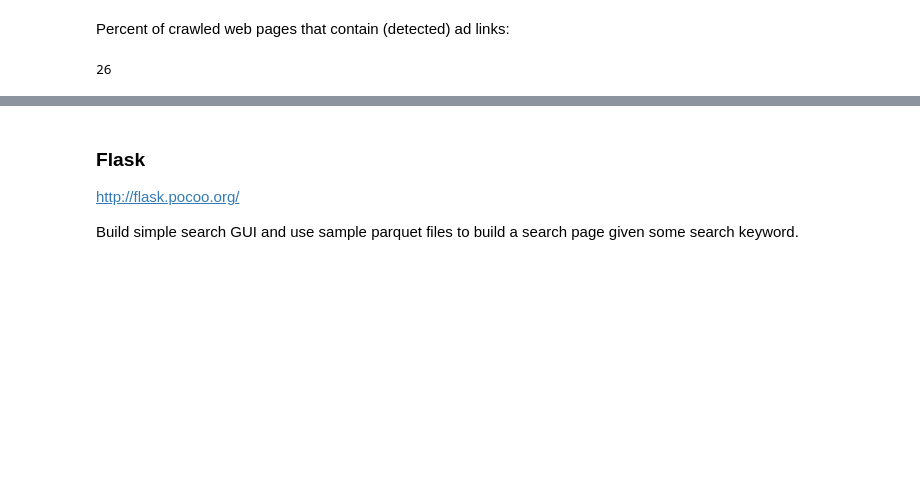
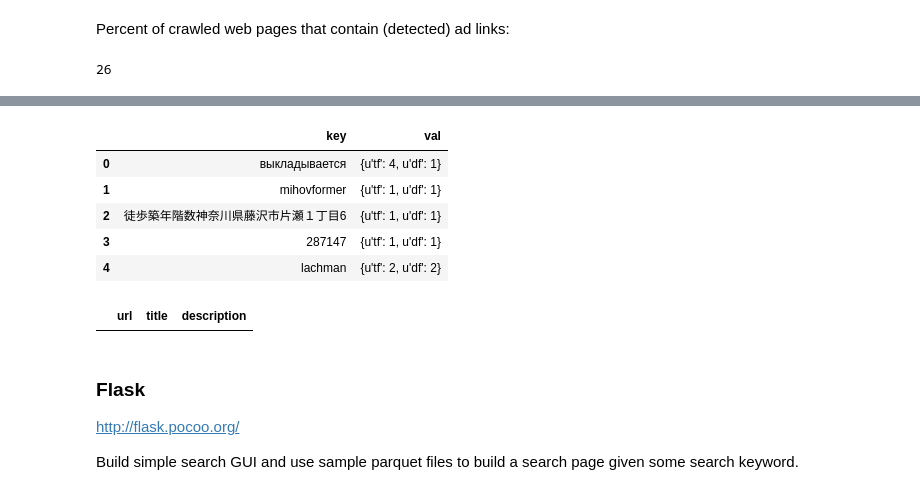
Before and after one commit to lxu213/ad-free-search-engine, a Jupyter notebook: cc_notes.ipynb, the cells around one changed output, grey strips where cells are left out. Drawn from its saved outputs; the diff is of its cells as text; code cells hidden in the pictures; blank space fills up the shorter version.

```diff
--- a/cc_notes.ipynb
+++ b/cc_notes.ipynb
@@ -283,3 +351,19 @@ Percent of crawled web pages that contain (detected) ad links:
+# %%
+# WARC
+PQPATH='/Users/lxu213/data/ad-free-search-engine/spark-warehouse/output_test/part-00000-e359eb0d-e742-4fd3-a74c-3399acc7fd3e-c000.snappy.parquet'
+WARC_TEST = pq.read_table(PQPATH, nthreads=4).to_pandas()
+WARC_TEST[['url','title','description']].loc[WARC_TEST['keywords']=='dog']
+# %% [output]
+|  | key | val |
+| 0 | выкладывается | {u'tf': 4, u'df': 1} |
+| 1 | mihovformer | {u'tf': 1, u'df': 1} |
+| 2 | 徒歩築年階数神奈川県藤沢市片瀬１丁目6 | {u'tf': 1, u'df': 1} |
+| 3 | 287147 | {u'tf': 1, u'df': 1} |
+| 4 | lachman | {u'tf': 2, u'df': 2} |
+# %%
+WARC[['url','title','description']].loc[WARC['keywords']=='Cosette']
+# %% [output]
+|  | url | title | description |
 # %% [markdown]
 ### Flask
 http://flask.pocoo.org/
```
Also changed, not shown: parts of 6 cells of this notebook, 13 other files.
